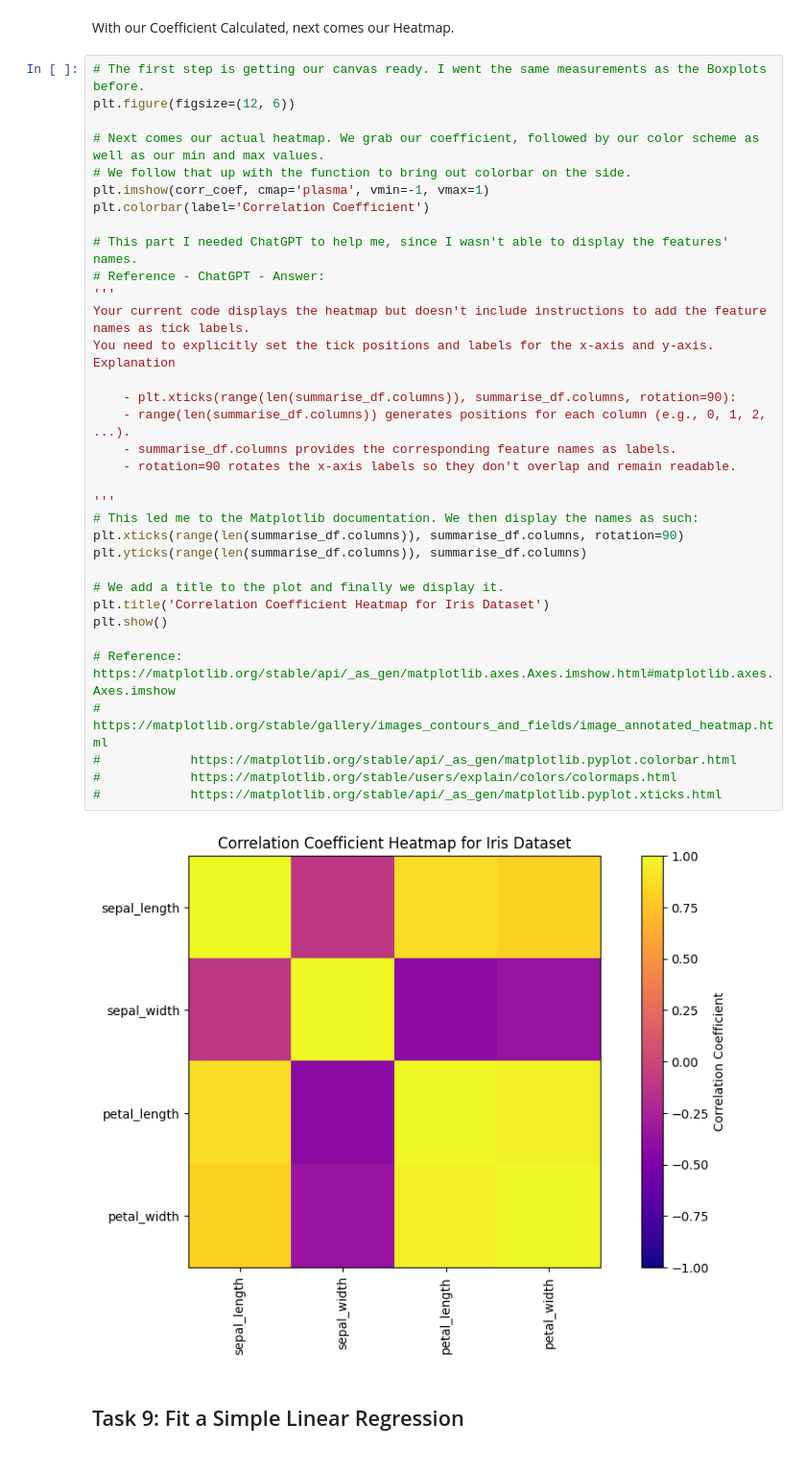
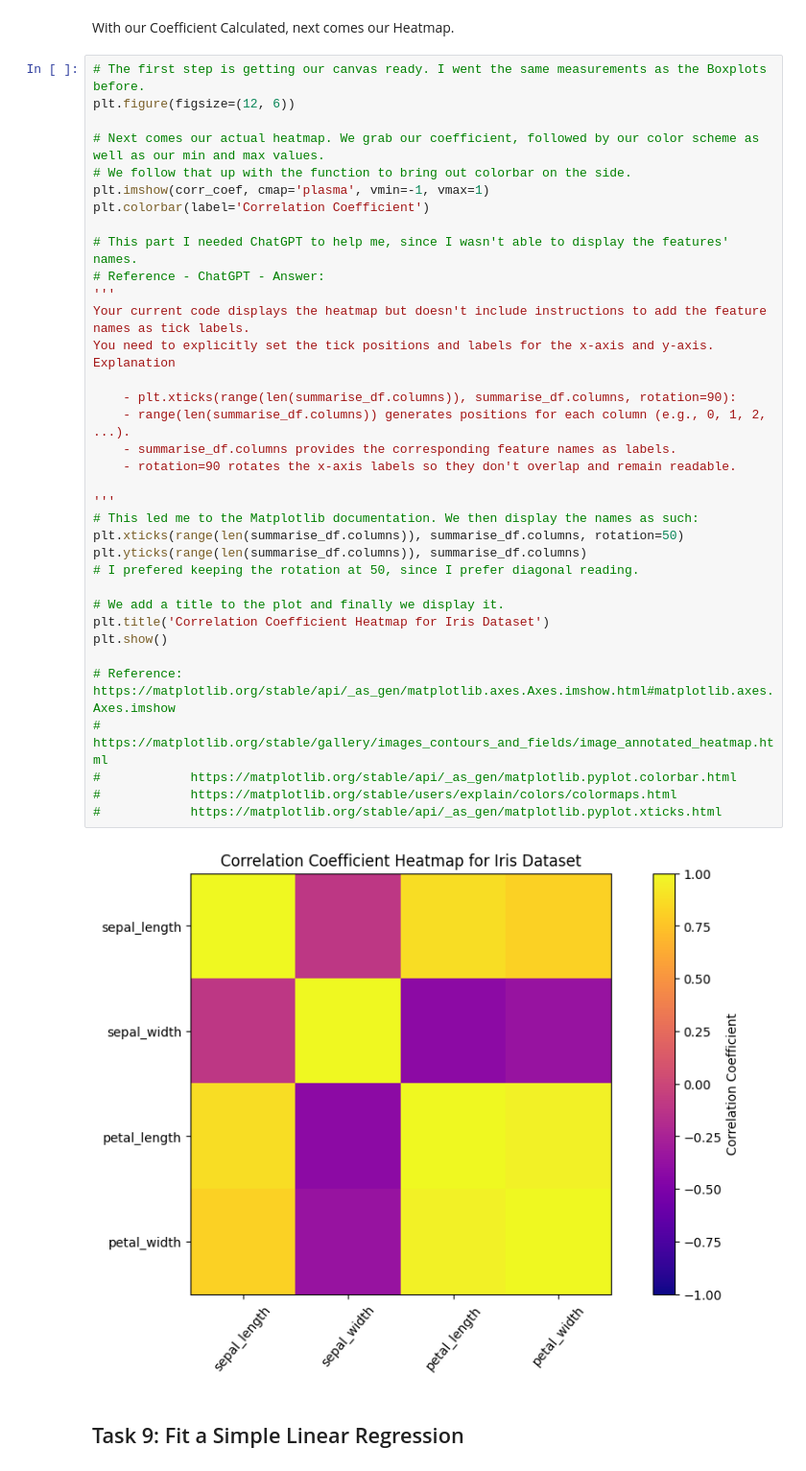
Before and after one commit to LoicBagnoud/principles_of_data_analytics, a Jupyter notebook: tasks.ipynb, the cells around one changed output. Shown at 96% size. Cells and saved outputs as stored; diff of their text form.

Commit message:
Task 8 rotation adjusted

```diff
--- a/tasks.ipynb
+++ b/tasks.ipynb
@@ -540,35 +540,36 @@ plt.figure(figsize=(12, 6))
 # We follow that up with the function to bring out colorbar on the side.
 plt.imshow(corr_coef, cmap='plasma', vmin=-1, vmax=1)
 plt.colorbar(label='Correlation Coefficient')
 
 # This part I needed ChatGPT to help me, since I wasn't able to display the features' names.
 # Reference - ChatGPT - Answer:
 '''
 Your current code displays the heatmap but doesn't include instructions to add the feature names as tick labels.
 You need to explicitly set the tick positions and labels for the x-axis and y-axis.
 Explanation
 
     - plt.xticks(range(len(summarise_df.columns)), summarise_df.columns, rotation=90):
     - range(len(summarise_df.columns)) generates positions for each column (e.g., 0, 1, 2, ...).
     - summarise_df.columns provides the corresponding feature names as labels.
     - rotation=90 rotates the x-axis labels so they don't overlap and remain readable.
 
 '''
 # This led me to the Matplotlib documentation. We then display the names as such:
-plt.xticks(range(len(summarise_df.columns)), summarise_df.columns, rotation=90)
+plt.xticks(range(len(summarise_df.columns)), summarise_df.columns, rotation=50)
 plt.yticks(range(len(summarise_df.columns)), summarise_df.columns)
+# I prefered keeping the rotation at 50, since I prefer diagonal reading.
 
 # We add a title to the plot and finally we display it.
 plt.title('Correlation Coefficient Heatmap for Iris Dataset')
 plt.show()
 
 # Reference: https://matplotlib.org/stable/api/_as_gen/matplotlib.axes.Axes.imshow.html#matplotlib.axes.Axes.imshow
 #            https://matplotlib.org/stable/gallery/images_contours_and_fields/image_annotated_heatmap.html
 #            https://matplotlib.org/stable/api/_as_gen/matplotlib.pyplot.colorbar.html
 #            https://matplotlib.org/stable/users/explain/colors/colormaps.html
 #            https://matplotlib.org/stable/api/_as_gen/matplotlib.pyplot.xticks.html
 # %% [output]
-[figure, old version]
+[figure, new version]
 # %% [markdown]
 ## Task 9: Fit a Simple Linear Regression
 # %% [markdown]
```
